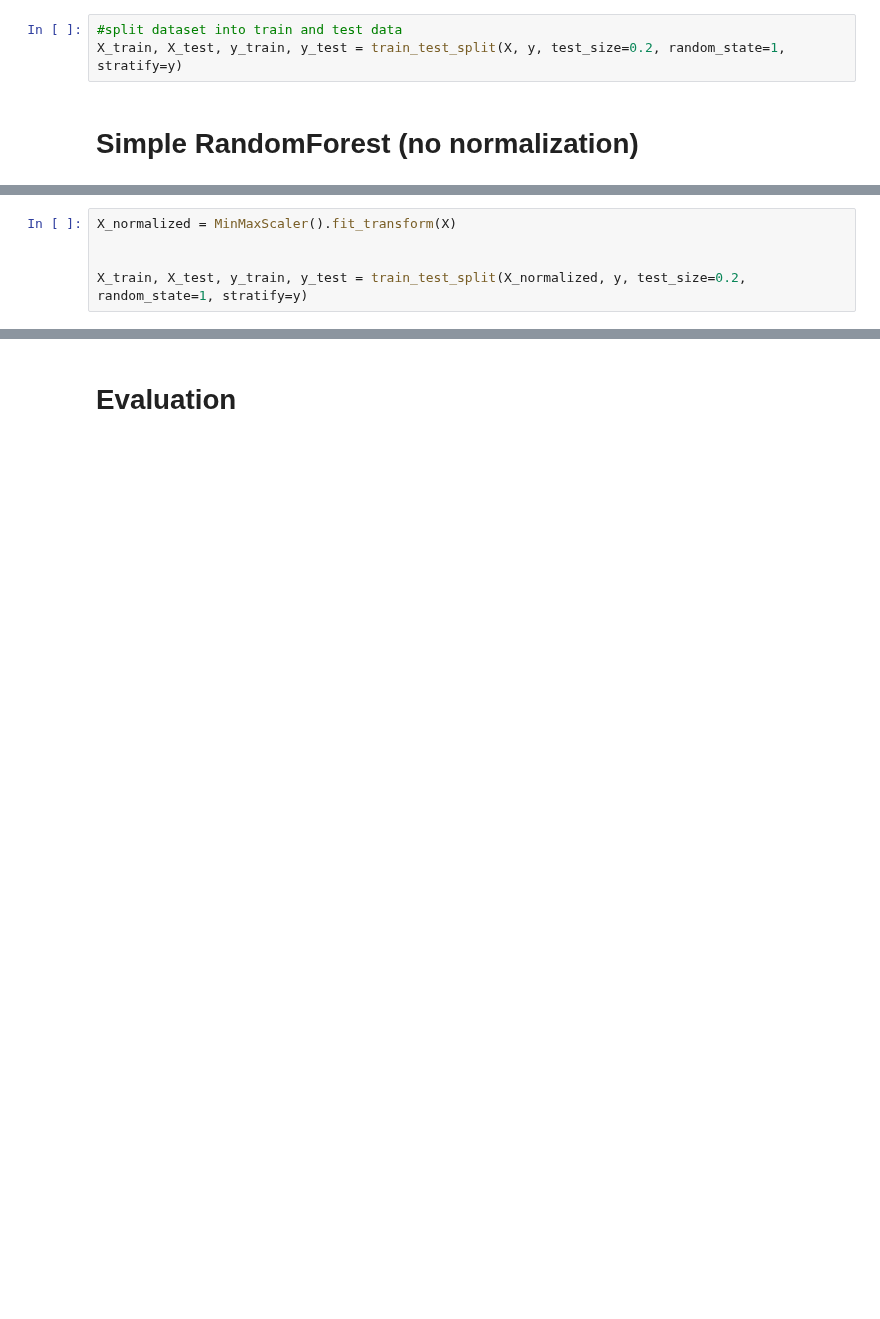
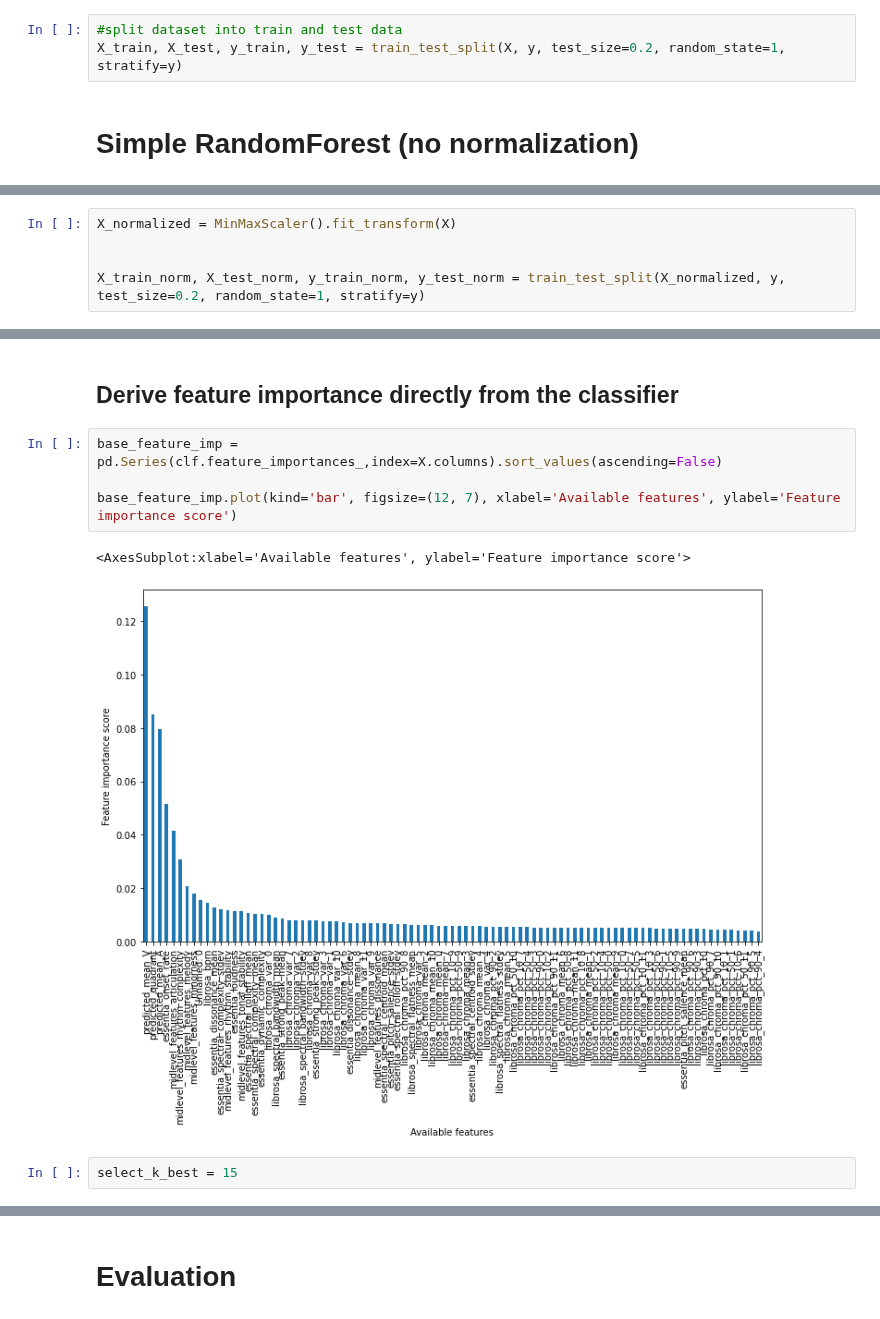
Before and after one commit to sh0w/machine-learning-pattern-classfication, a Jupyter notebook: task3_classification/RandomForest.ipynb, the cells around one changed output, grey strips where cells are left out. Cells and saved outputs as stored; diff of their text form; blank space fills up the shorter version.

```diff
--- a/task3_classification/RandomForest.ipynb
+++ b/task3_classification/RandomForest.ipynb
@@ -53,5 +68,5 @@ clf.score(X_test, y_test)
 X_normalized = MinMaxScaler().fit_transform(X)
 
 
-X_train, X_test, y_train, y_test = train_test_split(X_normalized, y, test_size=0.2, random_state=1, stratify=y)
+X_train_norm, X_test_norm, y_train_norm, y_test_norm = train_test_split(X_normalized, y, test_size=0.2, random_state=1, stratify=y)
 # %%
@@ -63,0 +81,11 @@ clf.score(X_test, y_test)
+# %% [markdown]
+## Derive feature importance directly from the classifier
+# %%
+base_feature_imp = pd.Series(clf.feature_importances_,index=X.columns).sort_values(ascending=False)
+
+base_feature_imp.plot(kind='bar', figsize=(12, 7), xlabel='Available features', ylabel='Feature importance score')
+# %% [output]
+<AxesSubplot:xlabel='Available features', ylabel='Feature importance score'>
+[figure, added]
+# %%
+select_k_best = 15
```
Also changed, not shown: parts of 20 cells of this notebook, 4 other files.
